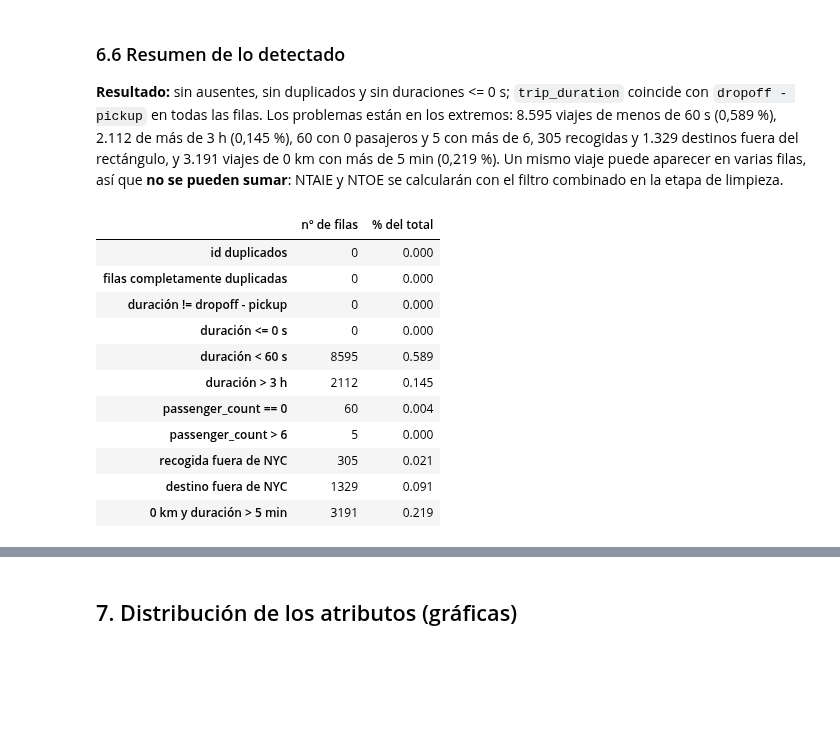
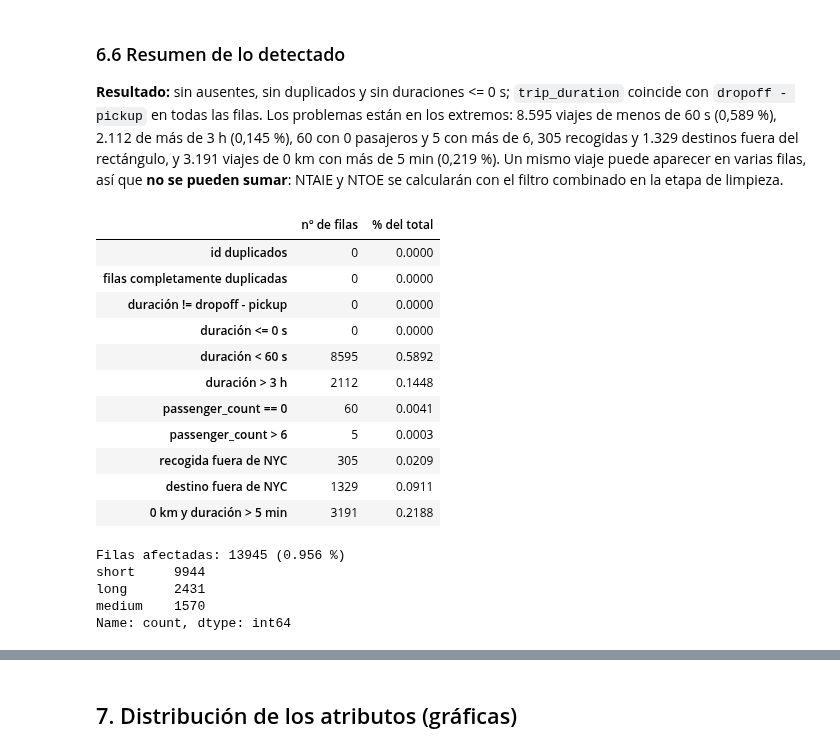
Before and after one commit to Diesanz/ml-classifiers-workspace, a Jupyter notebook: Scripts/exploracion-datos.ipynb, the cells around one changed output, grey strips where cells are left out. Cells and saved outputs as stored; diff of their text form; code cells hidden in the pictures; blank space fills up the shorter version.

```diff
--- a/Scripts/exploracion-datos.ipynb
+++ b/Scripts/exploracion-datos.ipynb
@@ -584,30 +681,47 @@ y NTOE se calcularán con el filtro combinado en la etapa de limpieza.
 # %%
 resumen = {
     "id duplicados": df["id"].duplicated().sum(),
-    "filas completamente duplicadas": df.duplicated().sum()
+    "filas completamente duplicadas": df.duplicated().sum(),
     "duración != dropoff - pickup": (dur_calc != df["trip_duration"]).sum(),
     "duración <= 0 s": (df["trip_duration"] <= 0).sum(),
     "duración < 60 s": (df["trip_duration"] < 60).sum(),
     "duración > 3 h": (df["trip_duration"] > 3 * 3600).sum(),
     "passenger_count == 0": (df["passenger_count"] == 0).sum(),
     "passenger_count > 6": (df["passenger_count"] > 6).sum(),
     "recogida fuera de NYC": recogida_fuera.sum(),
     "destino fuera de NYC": destino_fuera.sum(),
     "0 km y duración > 5 min": ((distancia_km == 0) & (df["trip_duration"] > 300)).sum(),
 }
 tabla = pd.Series(resumen, name="nº de filas").to_frame()
-tabla["% del total"] = (tabla["nº de filas"] / len(df) * 100).round(3)
+tabla["% del total"] = (tabla["nº de filas"] / len(df) * 100).round(4)
 tabla
 # %% [output]
 |  | nº de filas | % del total |
-| id duplicados | 0 | 0.000 |
-| filas completamente duplicadas | 0 | 0.000 |
-| duración != dropoff - pickup | 0 | 0.000 |
-| duración <= 0 s | 0 | 0.000 |
-| duración < 60 s | 8595 | 0.589 |
-| duración > 3 h | 2112 | 0.145 |
-| passenger_count == 0 | 60 | 0.004 |
-| passenger_count > 6 | 5 | 0.000 |
-| recogida fuera de NYC | 305 | 0.021 |
-| destino fuera de NYC | 1329 | 0.091 |
-| 0 km y duración > 5 min | 3191 | 0.219 |
+| id duplicados | 0 | 0.0000 |
+| filas completamente duplicadas | 0 | 0.0000 |
+| duración != dropoff - pickup | 0 | 0.0000 |
+| duración <= 0 s | 0 | 0.0000 |
+| duración < 60 s | 8595 | 0.5892 |
+| duración > 3 h | 2112 | 0.1448 |
+| passenger_count == 0 | 60 | 0.0041 |
+| passenger_count > 6 | 5 | 0.0003 |
+| recogida fuera de NYC | 305 | 0.0209 |
+| destino fuera de NYC | 1329 | 0.0911 |
+| 0 km y duración > 5 min | 3191 | 0.2188 |
+# %%
+ruido = (
+    (df["trip_duration"] < 60)
+    | (df["trip_duration"] > 3 * 3600)
+    | (df["passenger_count"] == 0) | (df["passenger_count"] > 6)
+    | recogida_imposible
+    | destino_imposible
+    | ((distancia_km == 0) & (df["trip_duration"] > 300))
+)
+print("Filas afectadas:", ruido.sum(), f"({ruido.mean()*100:.3f} %)")
+print(pd.Series(columna_clase_transformada[ruido.values]).value_counts())
+# %% [output]
+Filas afectadas: 13945 (0.956 %)
+short     9944
+long      2431
+medium    1570
+Name: count, dtype: int64
```
Also changed, not shown: parts of 20 cells of this notebook.
